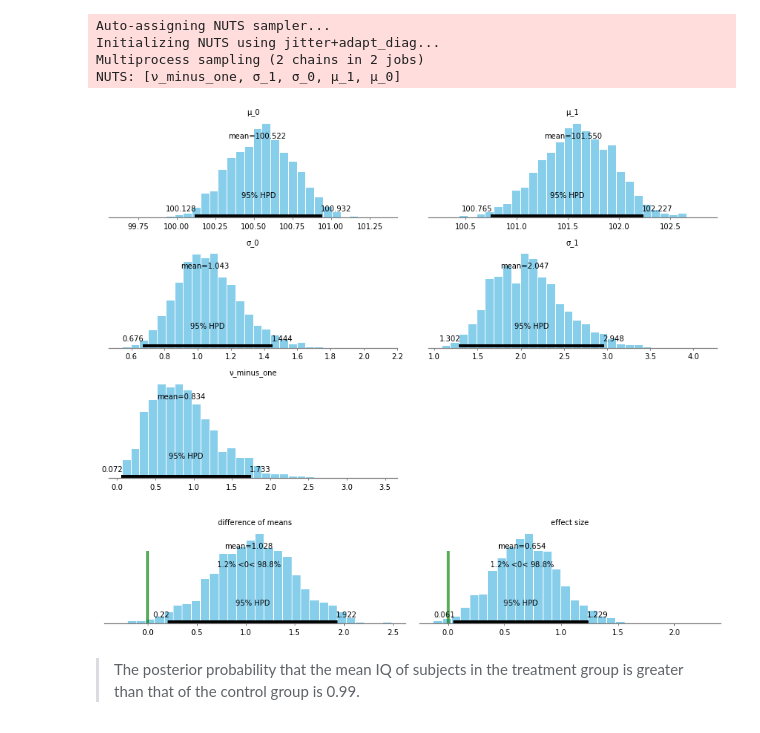
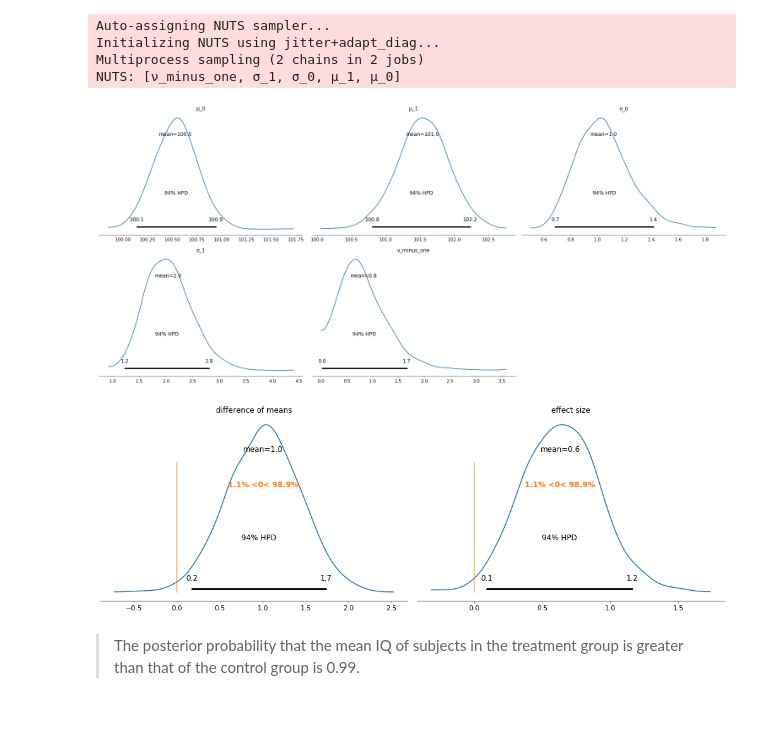
Before and after one commit to fonnesbeck/mcmc_pydata_london_2019, a Jupyter notebook: notebooks/1-Introduction_to_PyMC3.ipynb, the cells around one changed output. Drawn from its saved outputs; the diff is of its cells as text; code cells hidden in the pictures.

```diff
--- a/notebooks/1-Introduction_to_PyMC3.ipynb
+++ b/notebooks/1-Introduction_to_PyMC3.ipynb
@@ -313,7 +386,7 @@ with drug_model:
 # %%
 with drug_model:
 
-    drug_trace = sample(1000)
+    drug_trace = sample(1000, cores=2)
 # %% [output]
 Auto-assigning NUTS sampler...
 Initializing NUTS using jitter+adapt_diag...
@@ -321,17 +394,15 @@ Multiprocess sampling (2 chains in 2 jobs)
 NUTS: [ν_minus_one, σ_1, σ_0, μ_1, μ_0]
 # %%
 plot_posterior(drug_trace,
-                varnames=['μ_0', 'μ_1', 'σ_0', 'σ_1', 'ν_minus_one'],
-                color='#87ceeb');
+                var_names=['μ_0', 'μ_1', 'σ_0', 'σ_1', 'ν_minus_one']);
 # %% [output]
-[figure, old version]
+[figure, new version]
 # %%
 plot_posterior(drug_trace,
-          varnames=['difference of means', 'effect size'],
-          ref_val=0,
-          color='#87ceeb');
+          var_names=['difference of means', 'effect size'],
+          ref_val=0);
 # %% [output]
-[figure, old version]
+[figure, new version]
 # %% [markdown]
 > The posterior probability that the mean IQ of subjects in the treatment group is greater than that of the control group is 0.99.
 # %% [markdown]
```
Also changed, not shown: parts of 20 cells of this notebook, 8 other files.
